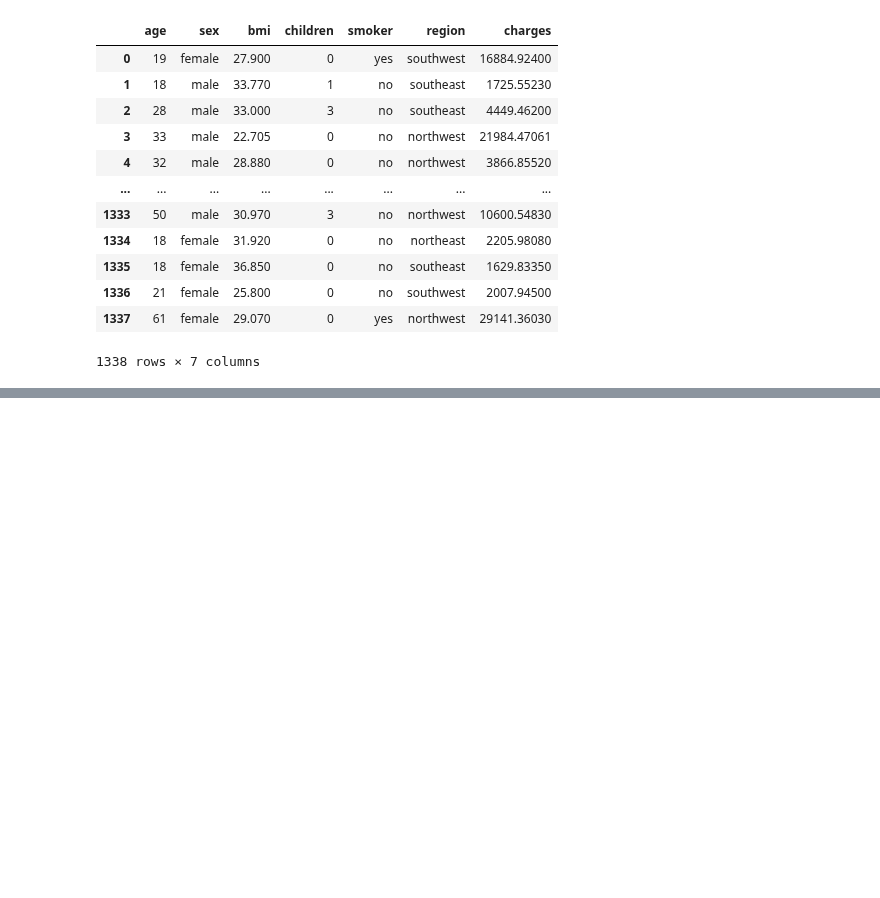
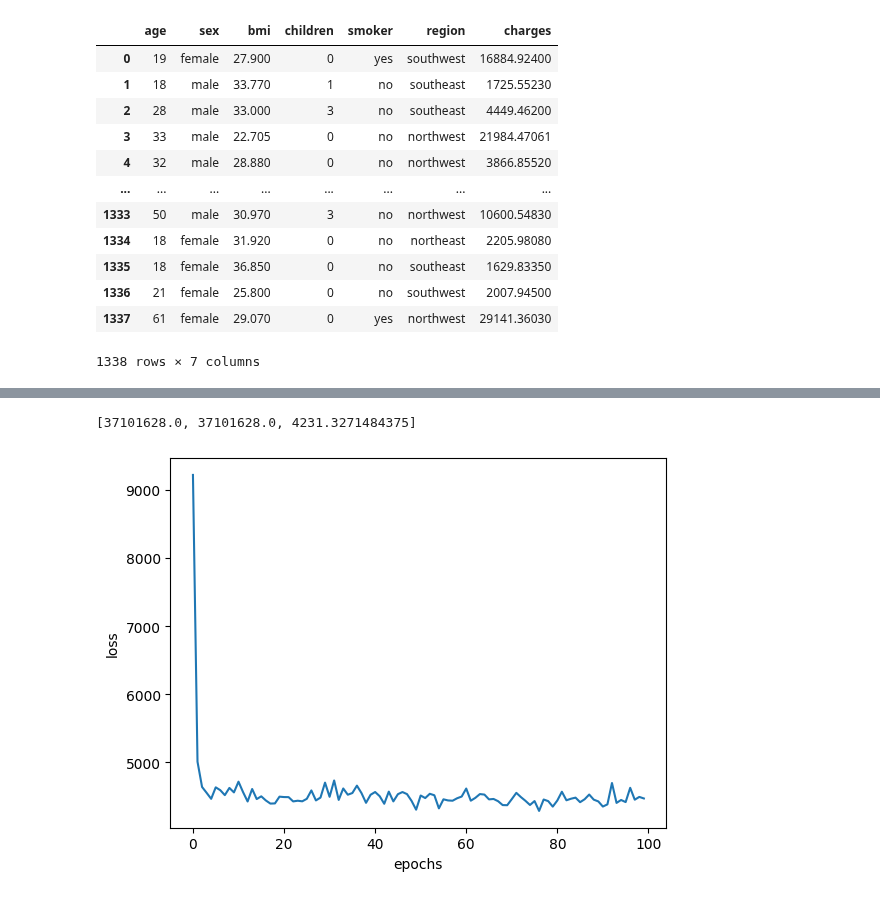
Before and after one commit to kacper-dobrow/tensorflow-course, a Jupyter notebook: 01_neural_net_regression_in_tf.ipynb, the cells around one changed output, grey strips where cells are left out. Saved outputs shown, nothing was run; the diff lists cells and outputs as text; code cells hidden in the pictures; blank space fills up the shorter version.

```diff
--- a/01_neural_net_regression_in_tf.ipynb
+++ b/01_neural_net_regression_in_tf.ipynb
@@ -641,0 +648,16 @@ X_test_normal = ct.transform(X_test)
+# %%
+# set seed for reproducibility
+tf.random.set_seed(42)
+
+#create the net
+nn_3 = tf.keras.Sequential([
+    tf.keras.layers.Dense(11),
+    tf.keras.layers.Dense(121),
+    tf.keras.layers.Dense(1)
+])
+
+# compile the net
+nn_3.compile(loss = 'mse',metrics = ['mse','mae'],optimizer = tf.keras.optimizers.SGD(clipvalue = 10))
+
+# fit the net
+history = nn_3.fit(X_train_normal,y_train,epochs = 100)
@@ -641,0 +682,7 @@ X_test_normal = ct.transform(X_test)
+# %%
+pd.DataFrame(history.history)['mae'].plot()
+plt.ylabel('loss')
+plt.xlabel('epochs')
+
+nn_3.evaluate(X_test_normal,y_test)
+# %% [output]
@@ -641,0 +690,2 @@ X_test_normal = ct.transform(X_test)
+[37101628.0, 37101628.0, 4231.3271484375]
+[figure, added]
```
Also changed, not shown: parts of 5 cells of this notebook.
